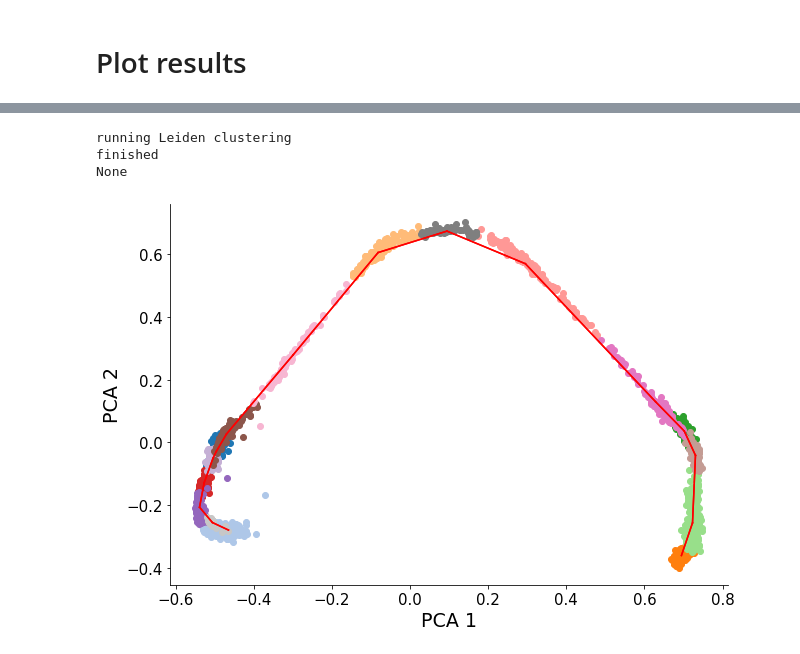
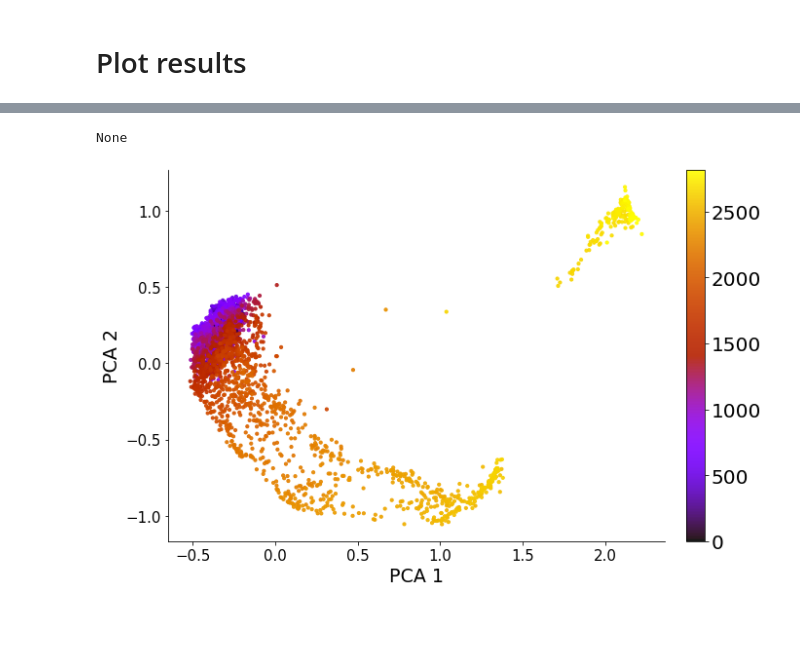
Before and after one commit to PeterZZQ/scDART, a Jupyter notebook: Examples/demo.ipynb, the cells around one changed output, grey strips where cells are left out. Saved outputs shown, nothing was run; the diff lists cells and outputs as text; code cells hidden in the pictures; blank space fills up the shorter version.

```diff
--- a/Examples/demo.ipynb
+++ b/Examples/demo.ipynb
@@ -162,27 +217,14 @@ None
 # %%
-import scDART.TI as ti
+# infer pseudo-time
 dpt_mtx = ti.dpt(np.concatenate((z_rna, z_atac), axis = 0), n_neigh = 10)
-
-# rna first
-# give the root cell number
-root_cell = 0
 pt_infer = dpt_mtx[root_cell, :]
 pt_infer[pt_infer.argsort()] = np.arange(len(pt_infer))
 pt_infer = pt_infer/np.max(pt_infer)
-
-groups, mean_cluster, T = ti.backbone_inf(z_rna, z_atac, resolution = 0.5)
-
-pca_op = PCA(n_components=2)
-ae_coord = pca_op.fit_transform(np.concatenate((z_rna, z_atac), axis = 0))
-mean_cluster = pca_op.transform(np.array(mean_cluster))
-
-ae_rna = ae_coord[:z_rna.shape[0],:]
-ae_atac = ae_coord[z_rna.shape[0]:,:]
-
-utils.plot_backbone(ae_rna, ae_atac, mode = "joint", mean_cluster = mean_cluster, groups = groups, T = T,
-              figsize=(10,7), save = None, anno1 = rna_dataset.cell_labels, anno2 = atac_dataset.cell_labels, axis_label = "PCA")
+# for scRNA-Seq batch
+pt_infer_rna = pt_infer[:z_rna.shape[0]]
+# for scATAC-Seq batch
+pt_infer_atac = pt_infer[z_rna.shape[0]:]
+utils.plot_latent_pt(z1 = z_rna_pca, z2 = z_atac_pca, pt1 = pt_infer_rna, pt2 = pt_infer_atac, mode = "joint", save = None, figsize = (10,7), axis_label = "PCA")
 # %% [output]
-running Leiden clustering
-finished
 None
-[figure, old version]
+[figure, new version]
```
Also changed, not shown: parts of 9 cells of this notebook, 23 other files.
